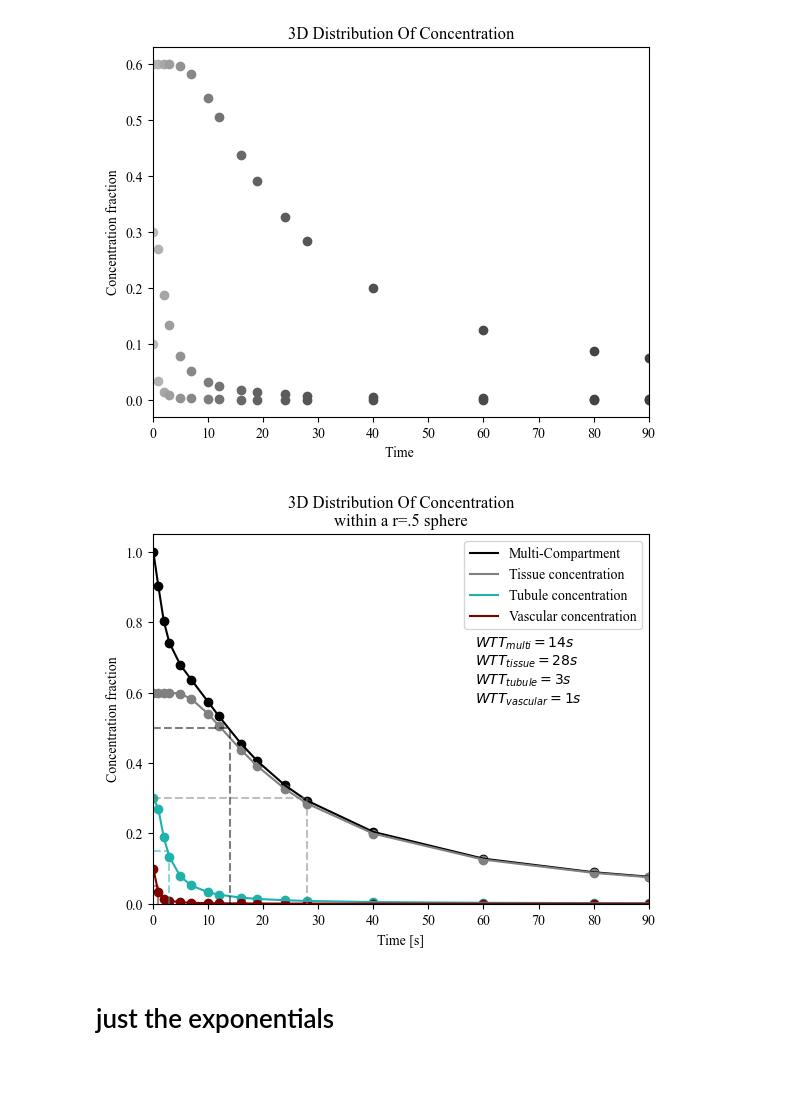
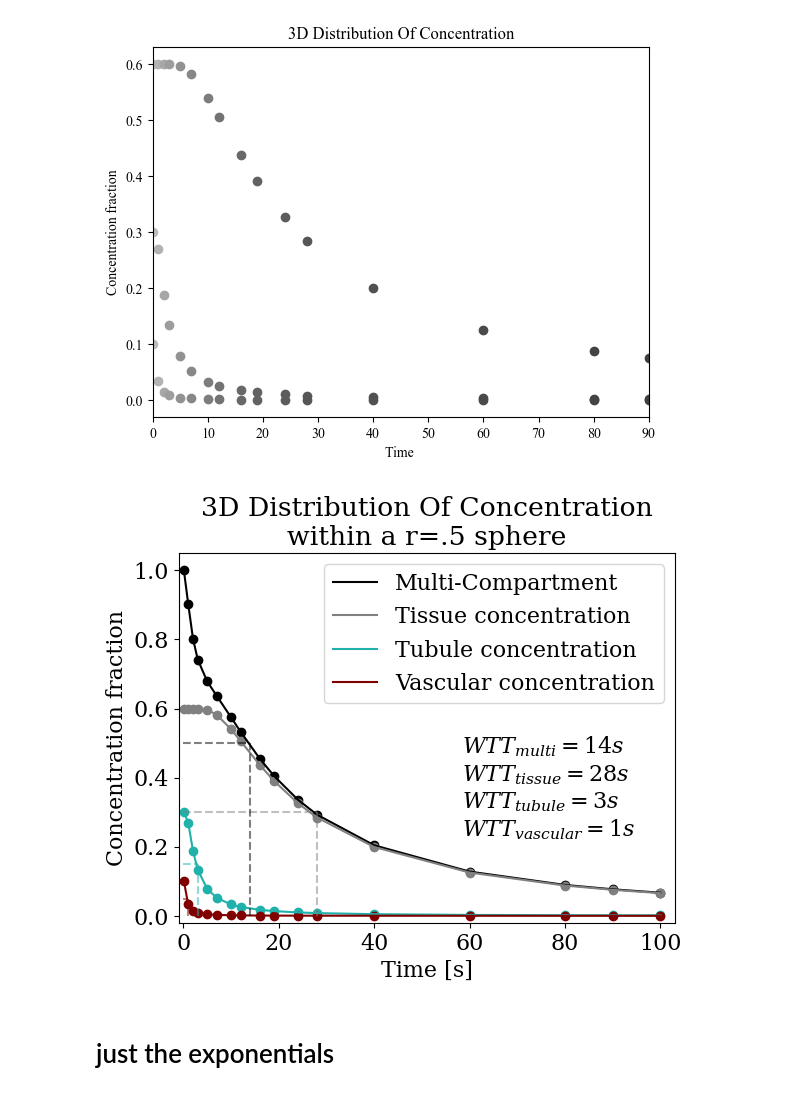
Before and after one commit to miramliu/Multiexp_Simulations_python, a Jupyter notebook: 2024Spring07_SphericalGaussianDiffusion.ipynb, the cells around one changed output. Saved outputs shown, nothing was run; the diff lists cells and outputs as text; code cells hidden in the pictures.

```diff
--- a/2024Spring07_SphericalGaussianDiffusion.ipynb
+++ b/2024Spring07_SphericalGaussianDiffusion.ipynb
@@ -341,6 +341,10 @@ for t in time:
     conc_tisss = np.append(conc_tisss, conc_tiss)
     conc_tubs = np.append(conc_tubs,conc_tub)
     conc_vascs = np.append(conc_vascs, conc_vasc)
+# %%
+matplotlib.rcParams.update({'font.size': 16})
+pl.rcParams["font.family"] = "serif"
+pl.rcParams["mathtext.fontset"] = "dejavuserif"
 # %%
 
 
@@ -350,37 +354,38 @@ pl.plot(time,conc, color = 'black', label = 'Multi-Compartment')
 pl.scatter(time,conc_tisss*ftissue,color = 'grey')
 pl.plot(time,conc_tisss*ftissue, color = 'grey', label = 'Tissue concentration')
 
 pl.scatter(time,conc_tubs*ftubule,color = 'lightseagreen')
 pl.plot(time,conc_tubs*ftubule, color = 'lightseagreen', label = 'Tubule concentration')
 
 pl.scatter(time,conc_vascs*fvasc,color = 'maroon')
 pl.plot(time,conc_vascs*fvasc, color = 'maroon', label= 'Vascular concentration')
-pl.xlim(0,90)
-pl.ylim(0,1.05)
+pl.xlim(-1,103)
+pl.ylim(-0.02,1.05)
 pl.ylabel('Concentration fraction')
 pl.xlabel('Time [s]')
 #pl.legend(bbox_to_anchor=(1.3,1.03))
 pl.title('3D Distribution Of Concentration\nwithin a r=.5 sphere')
 pl.hlines(.3, 0,28,color = 'grey',alpha=0.5,linestyle='--')#, alpha=.5)
 pl.hlines(.15, 0,3,color = 'lightseagreen',alpha=0.5,linestyle='--')#,alpha=.5)
 pl.hlines(.05,0,1,color = 'maroon',alpha=0.5,linestyle='--')#,alpha=.5)
 pl.hlines(.5,0,14,color = 'black',alpha=0.5,linestyle='--')
 
 pl.vlines(1,0,.05,color='maroon',alpha=0.5,linestyle='--')
 pl.vlines(14,0,.5,color='black',alpha=0.5,linestyle='--')
 pl.vlines(3,0,.15,color='lightseagreen',alpha=0.5,linestyle='--')
 pl.vlines(28,0,.3,color='grey',alpha=0.5,linestyle='--')
 
 #pl.scatter(1,0.05,s=100,facecolors='none', edgecolors='maroon')
 #pl.scatter(14,0.5,s=100,facecolors='none', edgecolors='black')
 #pl.scatter(3,0.15,s=100,facecolors='none', edgecolors='lightseagreen')
 #pl.scatter(28,0.3,s=100,facecolors='none', edgecolors='grey')
 s = '$WTT_{multi}=14s $\n$WTT_{tissue} = 28s$ \n$WTT_{tubule}=3s$ \n$WTT_{vascular}=1s$'
-pl.text(58.5,.57,s)
+pl.text(58.5,.23,s)
+
 pl.legend()
 pl.show()
 # %% [output]
-[figure, old version]
+[figure, new version]
 # %% [markdown]
 # just the exponentials
 # %%
```
Also changed, not shown: parts of 4 cells of this notebook, 19 other files.
